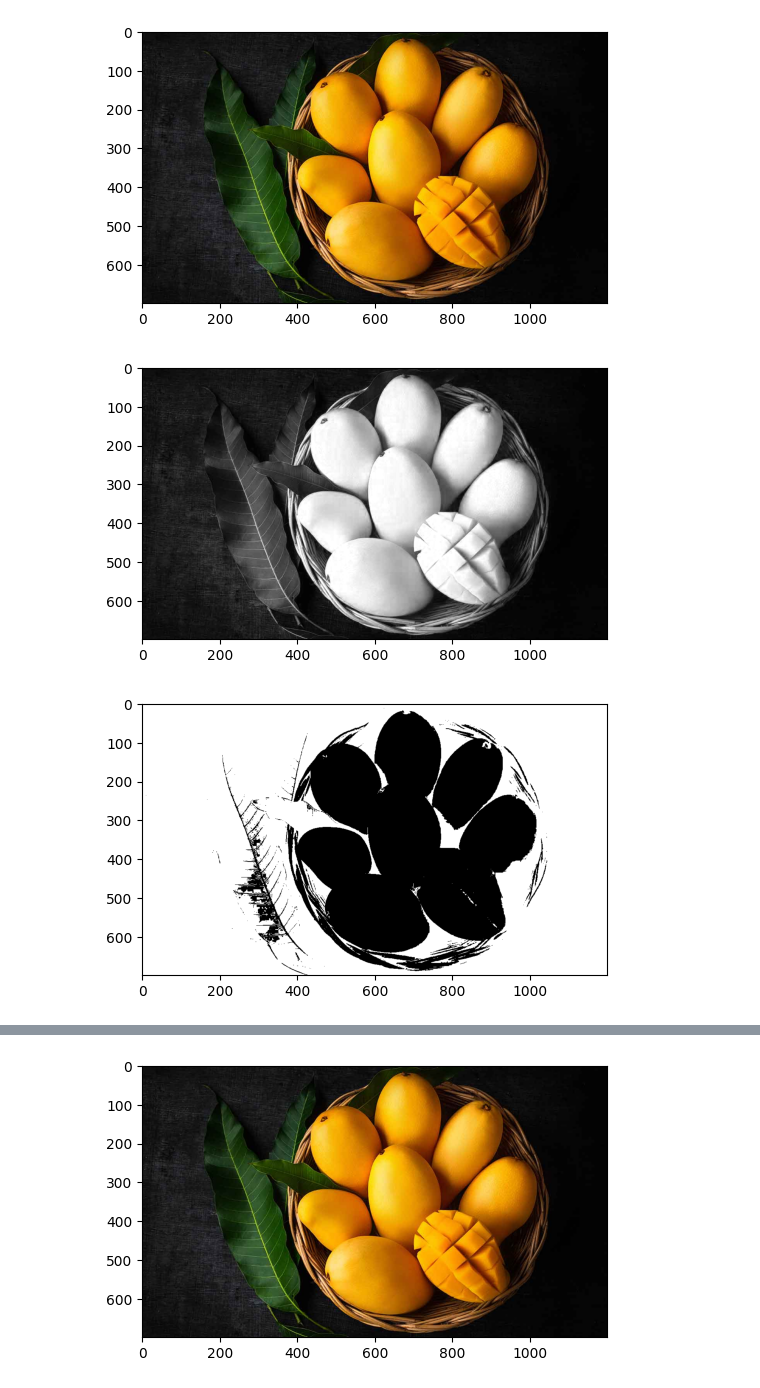
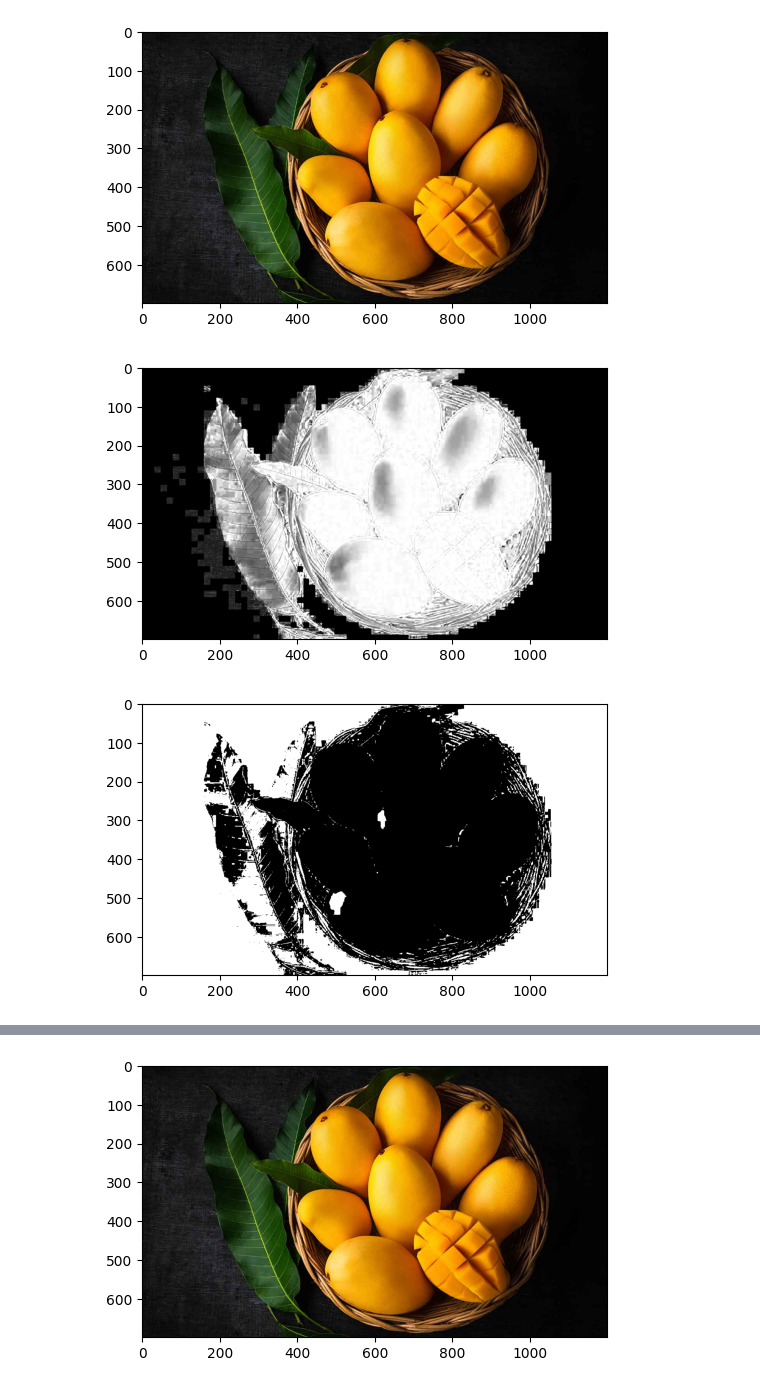
Before and after one commit to wadisterz/plantcv_6304800003, a Jupyter notebook: plantcv.ipynb, the cells around one changed output, grey strips where cells are left out. Cells and saved outputs as stored; diff of their text form; code cells hidden in the pictures.

```diff
--- a/plantcv.ipynb
+++ b/plantcv.ipynb
@@ -66,12 +48,12 @@ img, path, filename = pcv.readimage(filename=args.image)
 # %%
 # Convert RGB to HSV and extract the saturation channel
 
 # Inputs:
 #   rgb_image - RGB image data
 #   channel - Split by 'h' (hue), 's' (saturation), or 'v' (value) channel
-s = pcv.rgb2gray_hsv(rgb_img=img, channel='v')
+s = pcv.rgb2gray_hsv(rgb_img=img, channel='s')
 # %% [output]
-[figure, old version]
+[figure, new version]
 # %%
 # Take a binary threshold to separate plant from background.
 # Threshold can be on either light or dark objects in the image.
@@ -83,9 +65,9 @@ s = pcv.rgb2gray_hsv(rgb_img=img, channel='v')
 #   object_type - 'light' (default) or 'dark'. If the object is lighter than
 #                 the background then standard threshold is done. If the object
 #                 is darker than the background then inverse thresholding is done.
-s_thresh = pcv.threshold.binary(gray_img=s, threshold=90, max_value=255, object_type='dark')
+s_thresh = pcv.threshold.binary(gray_img=s, threshold=150, max_value=255, object_type='dark')
 # %% [output]
-[figure, old version]
+[figure, new version]
 # %%
 # Median Blur to clean noise
 
```
Also changed, not shown: parts of 16 cells of this notebook.
